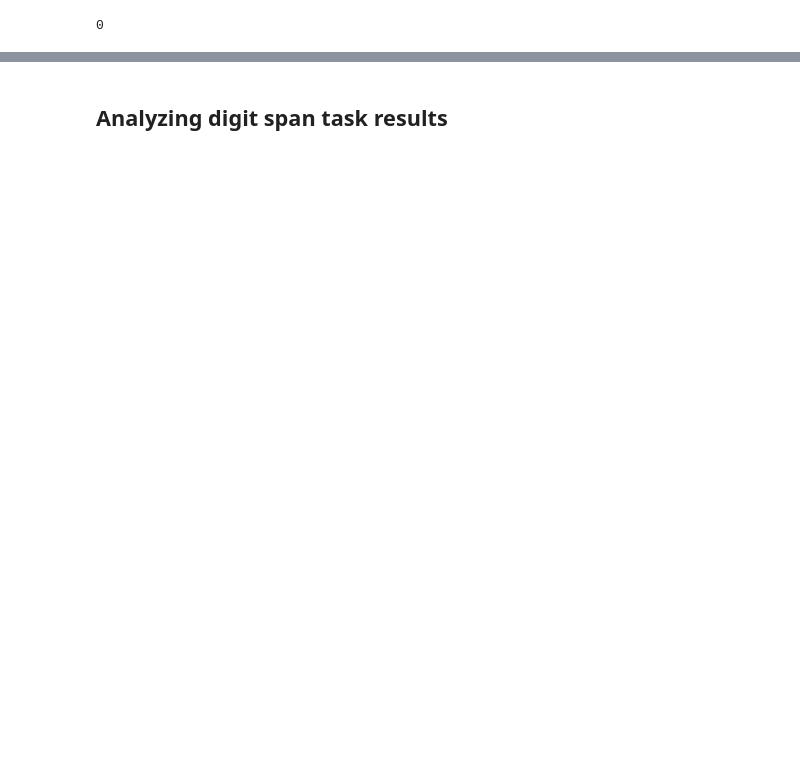
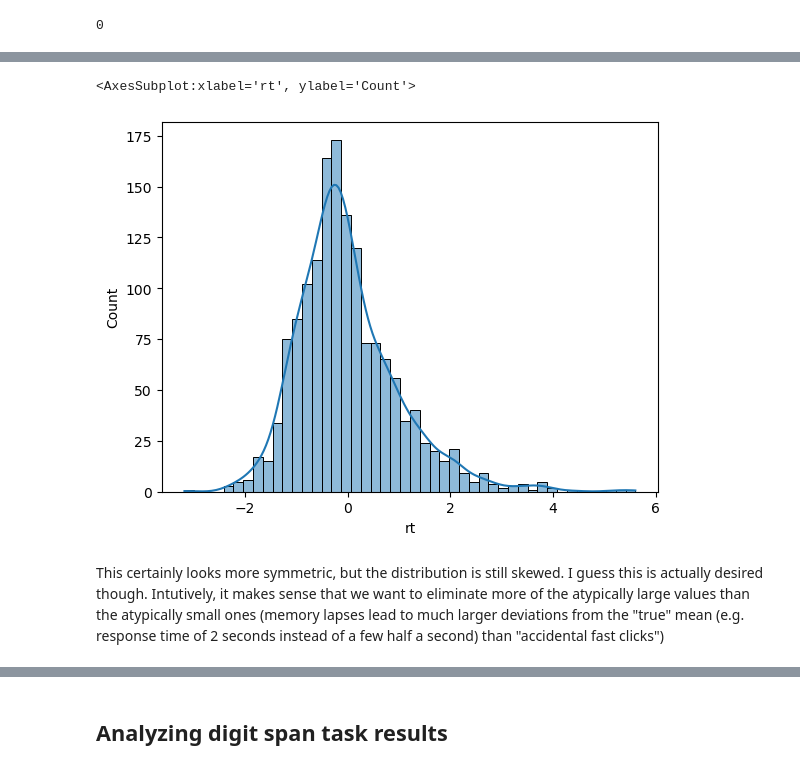
Before and after one commit to Sejmou/urm-pr-experiment, a Jupyter notebook: data_analysis/data_analysis.ipynb, the cells around one changed output, grey strips where cells are left out. Cells and saved outputs as stored; diff of their text form; code cells hidden in the pictures; blank space fills up the shorter version.

```diff
--- a/data_analysis/data_analysis.ipynb
+++ b/data_analysis/data_analysis.ipynb
@@ -448,0 +464,16 @@ sns.boxplot(x="group", y="rt", data=stroop_results)
+# %%
+def response_time_z_score_calculation(data):
+    """
+    z-score calculation method for response time data as described in "Outliers detection and treatment: a review" by Cousineau and Chartier (2010)
+    """
+    y = ((data - data.min()) / (data.max() - data.min())) ** (1 / 2)
+    z = (y - y.mean()) / y.std()
+    return z
+# %%
+stroop_z_scores = response_time_z_score_calculation(stroop_results.rt)
+sns.histplot(x=stroop_z_scores, kde=True)
+# %% [output]
+<AxesSubplot:xlabel='rt', ylabel='Count'>
+[figure, added]
+# %% [markdown]
+This certainly looks more symmetric, but the distribution is still skewed. I guess this is actually desired though. Intutively, it makes sense that we want to eliminate more of the atypically large values than the atypically small ones (memory lapses lead to much larger deviations from the "true" mean (e.g. response time of 2 seconds instead of a few half a second) than "accidental fast clicks")
```
Also changed, not shown: parts of 57 cells of this notebook.
